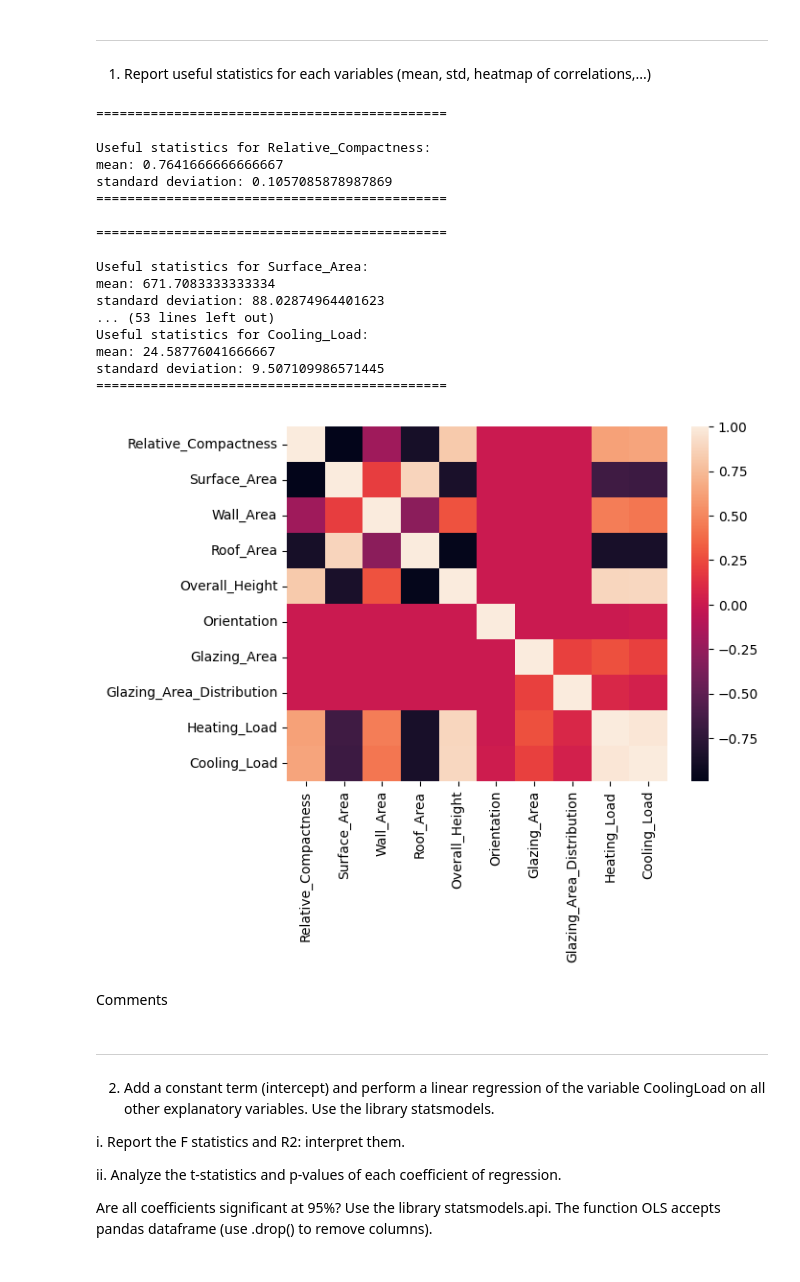
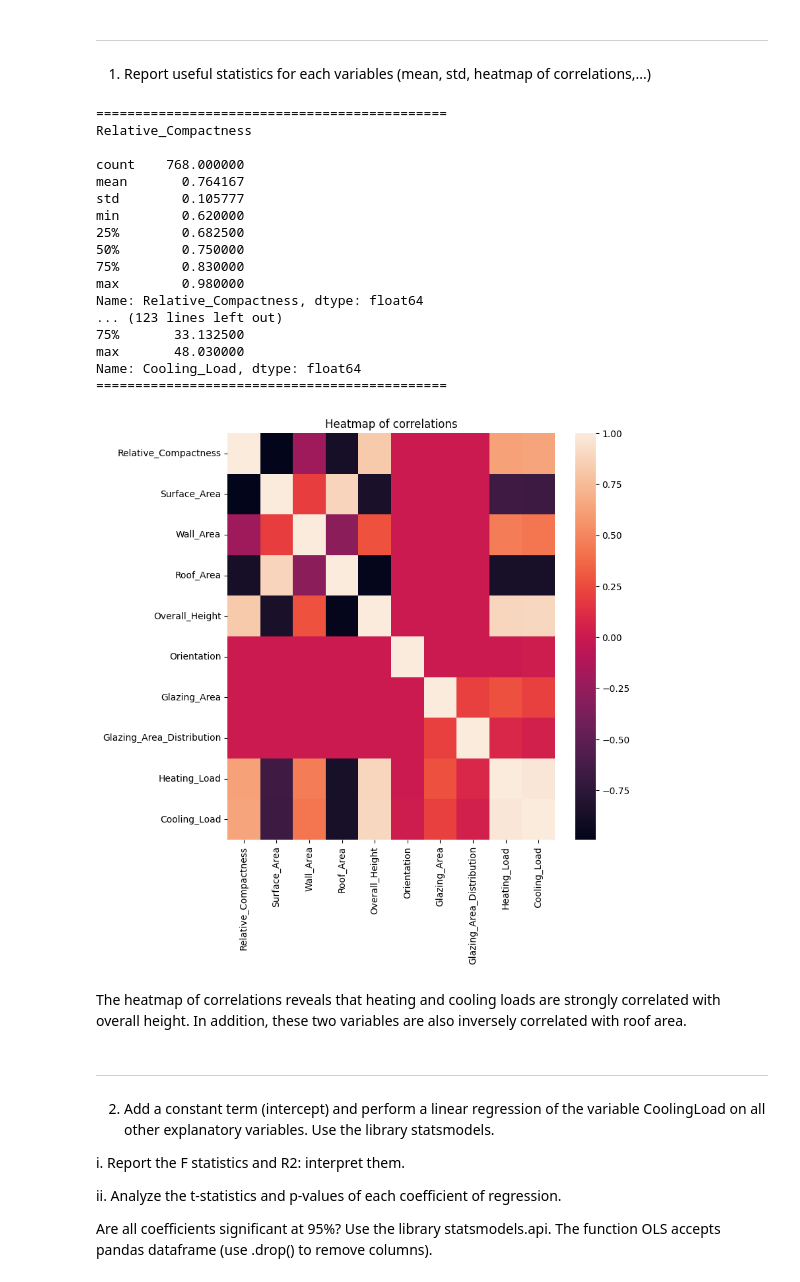
Before and after one commit to clem119/Hackathons, a Jupyter notebook: H2/hackathon2_without_code.ipynb, the cells around one changed output. Cells and saved outputs as stored; diff of their text form; code cells hidden in the pictures.

```diff
--- a/H2/hackathon2_without_code.ipynb
+++ b/H2/hackathon2_without_code.ipynb
@@ -46,50 +46,54 @@ Prediction: HeatingLoad, CoolingLoad
 # %%
 import pandas as pd
 import math
 import seaborn as sns
 import numpy as np
 from matplotlib import pyplot as plt
 from scipy import stats
 import datetime
 from tracemalloc import Statistic
 import statsmodels.api as sm
 
-df = pd.read_csv("Data_heating_cooling.csv", sep=",")
+df1 = pd.read_csv("Data_heating_cooling.csv", sep=",")
 
 keys = "Relative_Compactness,Surface_Area,Wall_Area,Roof_Area,Overall_Height,Orientation,Glazing_Area,Glazing_Area_Distribution,Heating_Load,Cooling_Load".split(",")
+statnames = "mean,std,min,25%,50%,75%,max".split(",")
 
+statistics = df1.describe()
+
+#print answers
 for i in keys:
-    array = np.array(df[i])
-    print("=============================================\n")
-    print(f"Useful statistics for {i}:")
-    print(f"mean: {array.mean()}")
-    print(f"standard deviation: {array.std()}")
-    #print(f"heatmap correlations: {array.corrcoef()}")
+    print("=============================================")
+    print(f"{i}\n\n{statistics[i]}")
     print("=============================================\n")
 
-sns.heatmap(df.corr())
+
+#plot
+fig, ax = plt.subplots(figsize=(8, 8))
+sns.heatmap(df1.corr())
+plt.title("Heatmap of correlations")
 plt.show()
 # %% [output]
 =============================================
+Relative_Compactness
 
-Useful statistics for Relative_Compactness:
-mean: 0.7641666666666667
-standard deviation: 0.1057085878987869
+count    768.000000
+mean       0.764167
+std        0.105777
+min        0.620000
+25%        0.682500
+50%        0.750000
+75%        0.830000
+max        0.980000
+Name: Relative_Compactness, dtype: float64
+... (123 lines left out)
+75%       33.132500
+max       48.030000
+Name: Cooling_Load, dtype: float64
 =============================================
-
-=============================================
-
-Useful statistics for Surface_Area:
-mean: 671.7083333333334
-standard deviation: 88.02874964401623
-... (53 lines left out)
-Useful statistics for Cooling_Load:
-mean: 24.58776041666667
-standard deviation: 9.507109986571445
-=============================================
-[figure, old version]
+[figure, new version]
-# %% [markdown]
-Comments
+# %% [markdown]
+The heatmap of correlations reveals that heating and cooling loads are strongly correlated with overall height. In addition, these two variables are also inversely correlated with roof area.
 # %% [markdown]
 ---
 2)	Add a constant term (intercept) and perform a linear regression of the variable CoolingLoad on all other explanatory variables. Use  the library statsmodels.
```
Also changed, not shown: parts of 8 cells of this notebook, 2 other files.
